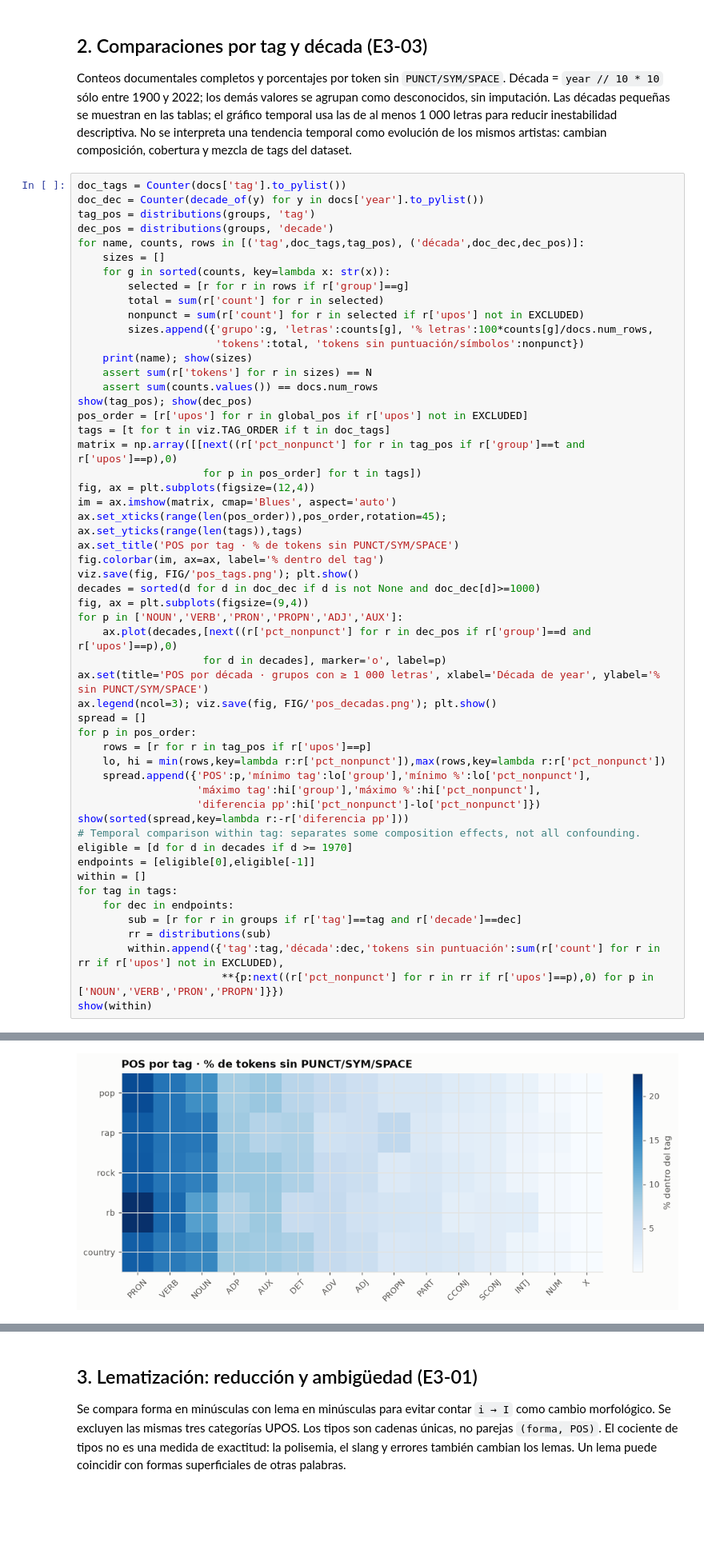
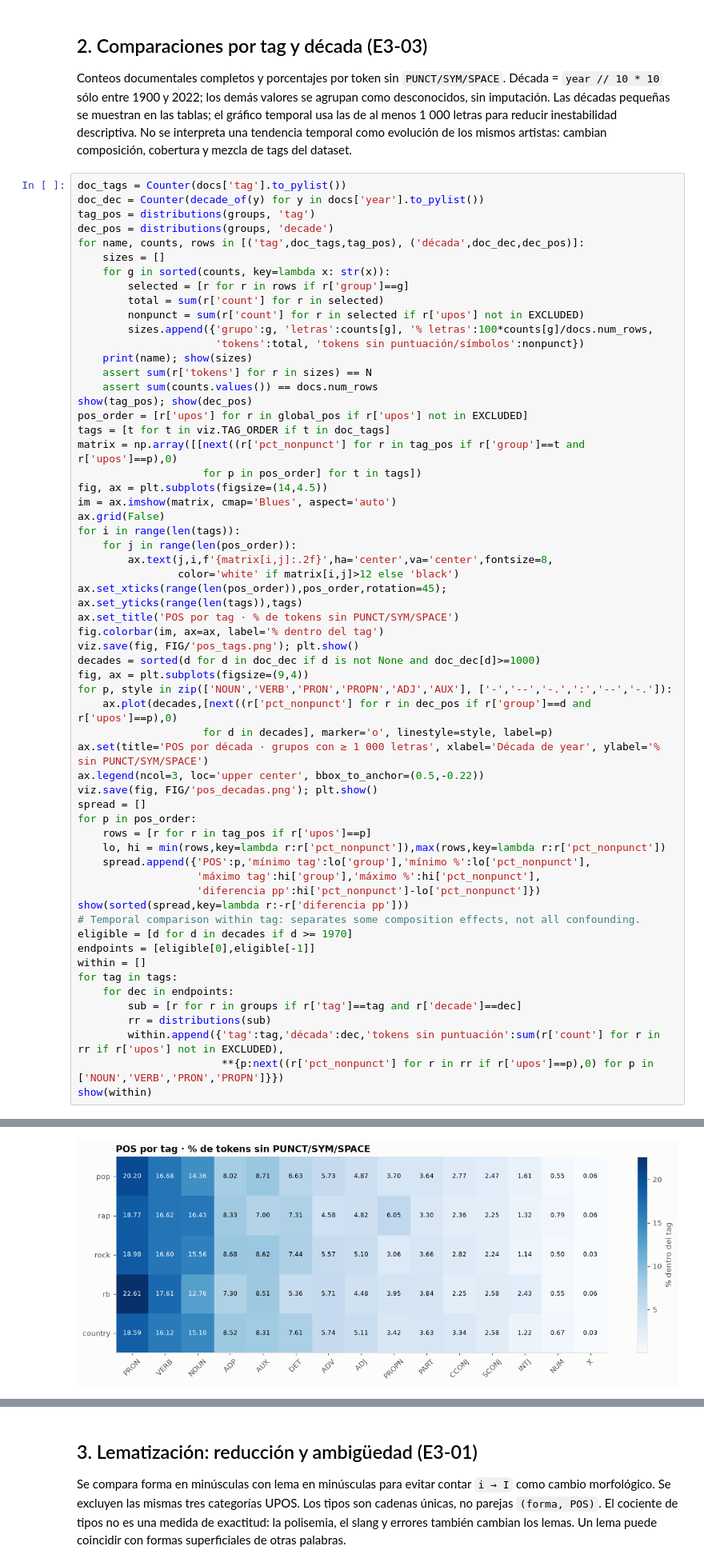
Before and after one commit to BrunoRuizJuar/Sonora, a Jupyter notebook: notebooks/evidencias/E3_morfosintaxis.ipynb, the cells around one changed output, grey strips where cells are left out. Shown at 80% size. Drawn from its saved outputs; the diff is of its cells as text; blank space fills up the shorter version.

```diff
--- a/notebooks/evidencias/E3_morfosintaxis.ipynb
+++ b/notebooks/evidencias/E3_morfosintaxis.ipynb
@@ -128,19 +130,25 @@ pos_order = [r['upos'] for r in global_pos if r['upos'] not in EXCLUDED]
 tags = [t for t in viz.TAG_ORDER if t in doc_tags]
 matrix = np.array([[next((r['pct_nonpunct'] for r in tag_pos if r['group']==t and r['upos']==p),0)
                     for p in pos_order] for t in tags])
-fig, ax = plt.subplots(figsize=(12,4))
+fig, ax = plt.subplots(figsize=(14,4.5))
 im = ax.imshow(matrix, cmap='Blues', aspect='auto')
+ax.grid(False)
+for i in range(len(tags)):
+    for j in range(len(pos_order)):
+        ax.text(j,i,f'{matrix[i,j]:.2f}',ha='center',va='center',fontsize=8,
+                color='white' if matrix[i,j]>12 else 'black')
 ax.set_xticks(range(len(pos_order)),pos_order,rotation=45); ax.set_yticks(range(len(tags)),tags)
 ax.set_title('POS por tag · % de tokens sin PUNCT/SYM/SPACE')
 fig.colorbar(im, ax=ax, label='% dentro del tag')
 viz.save(fig, FIG/'pos_tags.png'); plt.show()
 decades = sorted(d for d in doc_dec if d is not None and doc_dec[d]>=1000)
 fig, ax = plt.subplots(figsize=(9,4))
-for p in ['NOUN','VERB','PRON','PROPN','ADJ','AUX']:
+for p, style in zip(['NOUN','VERB','PRON','PROPN','ADJ','AUX'], ['-','--','-.',':','--','-.']):
     ax.plot(decades,[next((r['pct_nonpunct'] for r in dec_pos if r['group']==d and r['upos']==p),0)
-                    for d in decades], marker='o', label=p)
+                    for d in decades], marker='o', linestyle=style, label=p)
 ax.set(title='POS por década · grupos con ≥ 1 000 letras', xlabel='Década de year', ylabel='% sin PUNCT/SYM/SPACE')
-ax.legend(ncol=3); viz.save(fig, FIG/'pos_decadas.png'); plt.show()
+ax.legend(ncol=3, loc='upper center', bbox_to_anchor=(0.5,-0.22))
+viz.save(fig, FIG/'pos_decadas.png'); plt.show()
 spread = []
 for p in pos_order:
     rows = [r for r in tag_pos if r['upos']==p]
@@ -279,31 +287,31 @@ década
 | 1910 | PART | 1394 | 56944 | 51538 | 2.448 | 2.705 |
 | 1910 | SCONJ | 1249 | 56944 | 51538 | 2.193 | 2.423 |
 | 1910 | INTJ | 411 | 56944 | 51538 | 0.722 | 0.797 |
 | 1910 | NUM | 340 | 56944 | 51538 | 0.597 | 0.660 |
 | 1910 | X | 17 | 56944 | 51538 | 0.030 | 0.033 |
 | 1920 | PRON | 50861 | 306188 | 277494 | 16.611 | 18.329 |
 | 1920 | VERB | 45793 | 306188 | 277494 | 14.956 | 16.502 |
 | 1920 | NOUN | 43470 | 306188 | 277494 | 14.197 | 15.665 |
 | 1920 | PUNCT | 28681 | 306188 | 277494 | 9.367 | — |
 | 1920 | AUX | 22216 | 306188 | 277494 | 7.256 | 8.006 |
 | 1920 | ADP | 20100 | 306188 | 277494 | 6.565 | 7.243 |
 | 1920 | DET | 19503 | 306188 | 277494 | 6.370 | 7.028 |
 | 1920 | ADJ | 15462 | 306188 | 277494 | 5.050 | 5.572 |
 | 1920 | PROPN | 14831 | 306188 | 277494 | 4.844 | 5.345 |
 | 1920 | ADV | 14340 | 306188 | 277494 | 4.683 | 5.168 |
 | 1920 | PART | 10783 | 306188 | 277494 | 3.522 | 3.886 |
 | 1920 | CCONJ | 8017 | 306188 | 277494 | 2.618 | 2.889 |
 | 1920 | SCONJ | 7111 | 306188 | 277494 | 2.322 | 2.563 |
 | 1920 | INTJ | 3109 | 306188 | 277494 | 1.015 | 1.120 |
 | 1920 | NUM | 1751 | 306188 | 277494 | 0.572 | 0.631 |
 | 1920 | X | 147 | 306188 | 277494 | 0.048 | 0.053 |
 | 1920 | SYM | 13 | 306188 | 277494 | 0.004 | — |
 | 1930 | PRON | 36786 | 230963 | 208781 | 15.927 | 17.619 |
 | 1930 | NOUN | 33185 | 230963 | 208781 | 14.368 | 15.895 |
 | 1930 | VERB | 32538 | 230963 | 208781 | 14.088 | 15.585 |
 | 1930 | PUNCT | 22151 | 230963 | 208781 | 9.591 | — |
 | 1930 | AUX | 16452 | 230963 | 208781 | 7.123 | 7.880 |
 | 1930 | ADP | 16271 | 230963 | 208781 | 7.045 | 7.793 |
 | 1930 | DET | 15515 | 230963 | 208781 | 6.718 | 7.431 |
 | 1930 | PROPN | 12133 | 230963 | 208781 | 5.253 | 5.811 |
-[figure, old version]
+[figure, new version]
```
Also changed, not shown: parts of 4 cells of this notebook, 35 other files.
